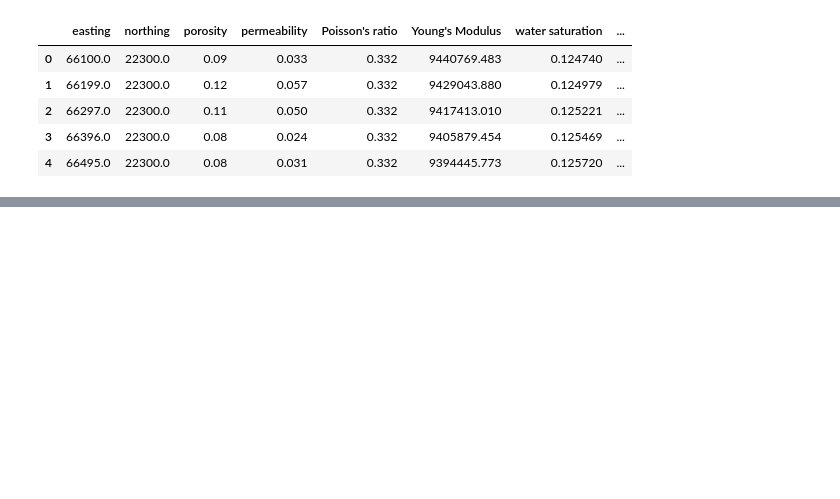
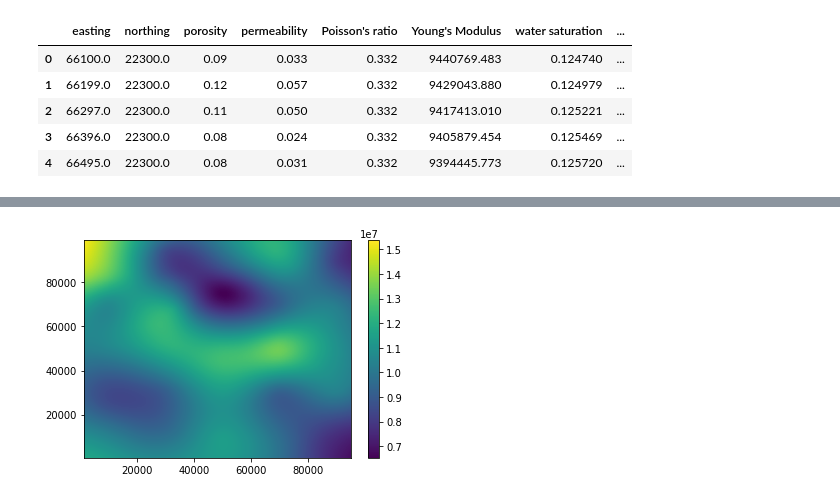
Before and after one commit to BadrBelhiti/EnergyAnalyticsFinal, a Jupyter notebook: notebooks/Modeling.ipynb, the cells around one changed output, grey strips where cells are left out. Cells and saved outputs as stored; diff of their text form; code cells hidden in the pictures; blank space fills up the shorter version.

```diff
--- a/notebooks/Modeling.ipynb
+++ b/notebooks/Modeling.ipynb
@@ -124 +173,5 @@ predict_and_plot(cumulative_production_model, 'cumulative production')
+# %%
+predict_and_plot_verde(youngs_model, 'Young\'s Modulus')
+# %% [output]
+[figure, added]
 # %%
```
Also changed, not shown: parts of 17 cells of this notebook.
